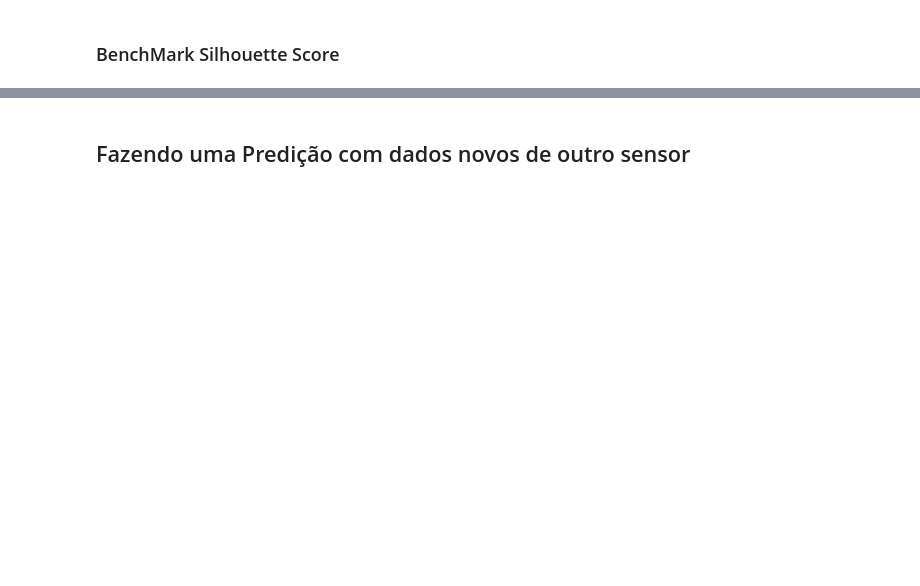
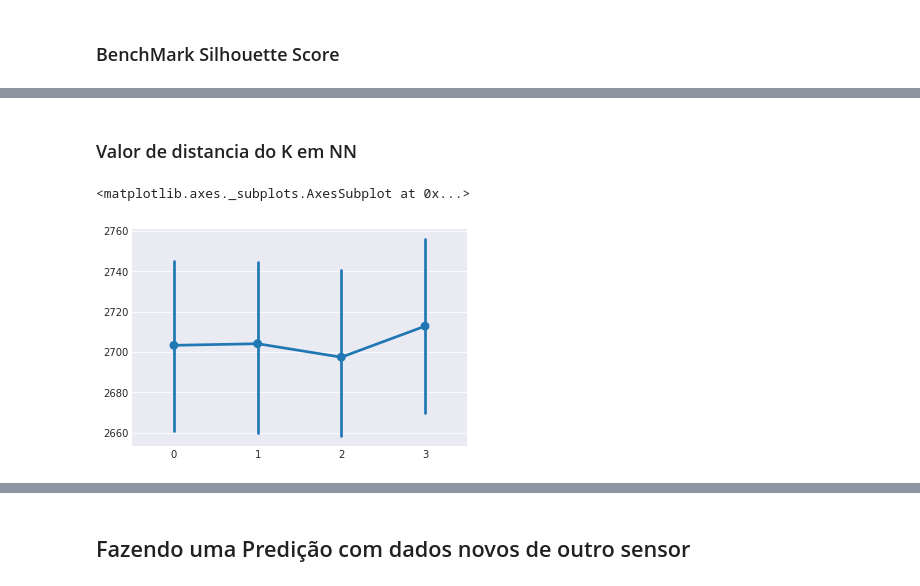
Before and after one commit to juanengml/gardening-robot, a Jupyter notebook: Gardening Robot.ipynb, the cells around one changed output, grey strips where cells are left out. Saved outputs shown, nothing was run; the diff lists cells and outputs as text; code cells hidden in the pictures; blank space fills up the shorter version.

```diff
--- a/Gardening Robot.ipynb
+++ b/Gardening Robot.ipynb
@@ -185,0 +231,8 @@ Clusters KMeans          = 30. Silhouette_score: 0.347713230263
+# %% [markdown]
+### Valor  de distancia do K em NN
+# %%
+distances, indices = knn.kneighbors(X)
+sns.pointplot(data=indices)
+# %% [output]
+<matplotlib.axes._subplots.AxesSubplot at 0x...>
+[figure, added]
```
Also changed, not shown: parts of 18 cells of this notebook, 1 other file.
